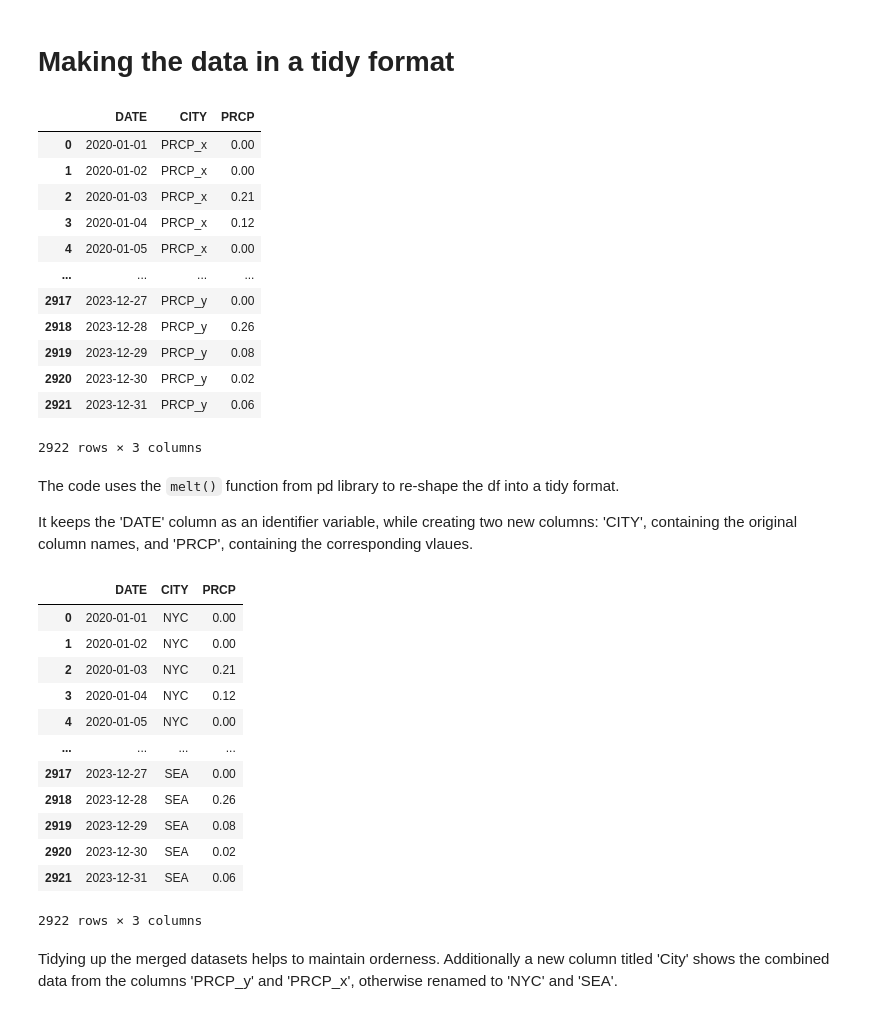
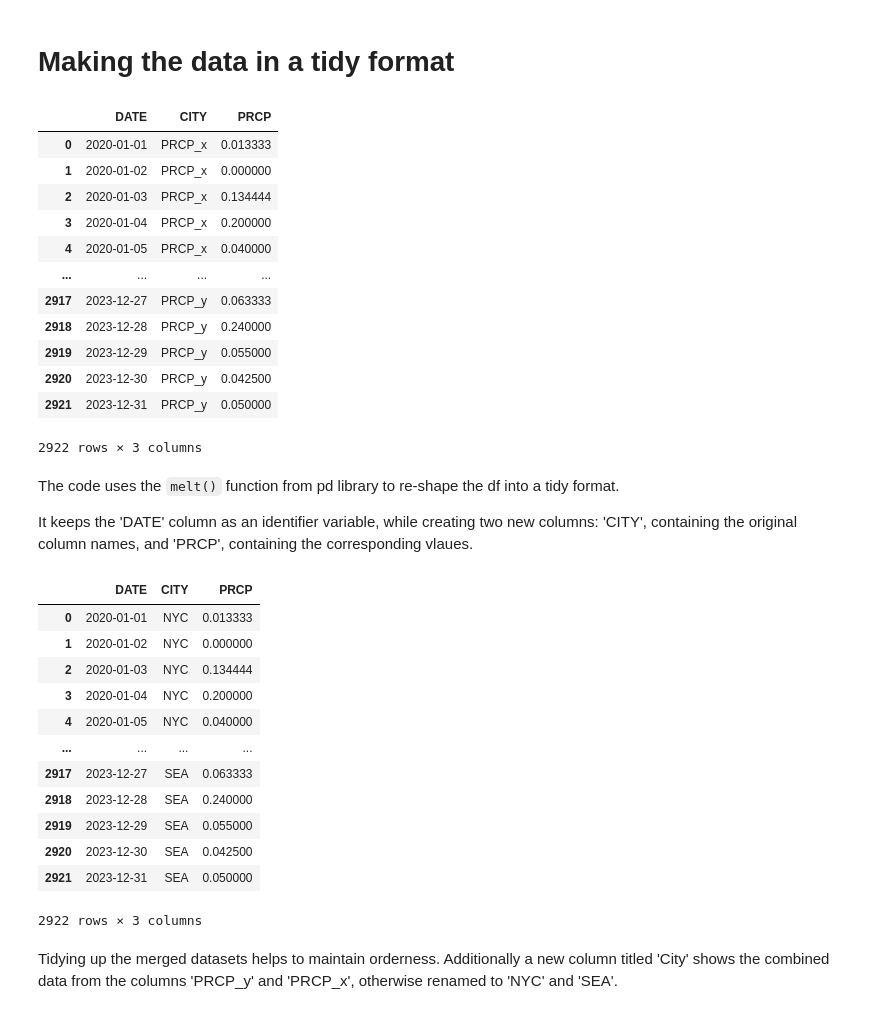
Before and after one commit to laurlouie/Seattle-Weather, a Jupyter notebook: DataPreparation.ipynb, the cells around one changed output. Saved outputs shown, nothing was run; the diff lists cells and outputs as text; code cells hidden in the pictures.

```diff
--- a/DataPreparation.ipynb
+++ b/DataPreparation.ipynb
@@ -176,7 +178,7 @@ By changing the "DATE" column of the datasets to a "date/time" datatype, it accu
 # %%
 # dropping the columns we are not interested in.
 # the project is only interested in looking at the precipitation, locations, and dates.
-bad_columns = ["ELEVATION", "DAPR", "MDPR", "SNOW", "SNWD", "DASF", "MDSF"]
+bad_columns = ["LATITUDE", "LONGITUDE", "ELEVATION", "DAPR", "MDPR", "SNOW", "SNWD", "DASF", "MDSF"]
 
 df_seattle = df_seattle.drop(columns = bad_columns)
 df_ny = df_ny.drop(columns = bad_columns)
@@ -275,0 +282,4 @@ The codes show the merge between the Seattle and New York City datasets using th
+# %%
+# Find the average of all stations for each day
+df_seattle_avg = df_seattle.groupby(by= "DATE", as_index=False)["PRCP"].mean()
+df_nyc_avg = df_ny.groupby(by= "DATE", as_index=False)["PRCP"].mean()
@@ -275,0 +314,3 @@ The codes show the merge between the Seattle and New York City datasets using th
+# %%
+df_nyc = df_nyc_avg.drop_duplicates(subset="DATE")
+df_seattle = df_seattle_avg.drop_duplicates(subset="DATE")
@@ -276,25 +339,28 @@ The codes show the merge between the Seattle and New York City datasets using th
+# %%
+# Merging left with NYC on the left.
+new_df = df_nyc_avg.merge(df_seattle, on="DATE", how="left")
 # %% [markdown]
 # Making the data in a tidy format
 # %%
-df_tidydata = pd.melt(df,
+df_tidydata = pd.melt(new_df,
                   id_vars = 'DATE',
                   var_name = 'CITY',
                   value_name = 'PRCP')
 
 df_tidydata
 # %% [output]
 |  | DATE | CITY | PRCP |
-| 0 | 2020-01-01 | PRCP_x | 0.00 |
-| 1 | 2020-01-02 | PRCP_x | 0.00 |
-| 2 | 2020-01-03 | PRCP_x | 0.21 |
-| 3 | 2020-01-04 | PRCP_x | 0.12 |
-| 4 | 2020-01-05 | PRCP_x | 0.00 |
+| 0 | 2020-01-01 | PRCP_x | 0.013333 |
+| 1 | 2020-01-02 | PRCP_x | 0.000000 |
+| 2 | 2020-01-03 | PRCP_x | 0.134444 |
+| 3 | 2020-01-04 | PRCP_x | 0.200000 |
+| 4 | 2020-01-05 | PRCP_x | 0.040000 |
 | ... | ... | ... | ... |
-| 2917 | 2023-12-27 | PRCP_y | 0.00 |
-| 2918 | 2023-12-28 | PRCP_y | 0.26 |
-| 2919 | 2023-12-29 | PRCP_y | 0.08 |
-| 2920 | 2023-12-30 | PRCP_y | 0.02 |
-| 2921 | 2023-12-31 | PRCP_y | 0.06 |
+| 2917 | 2023-12-27 | PRCP_y | 0.063333 |
+| 2918 | 2023-12-28 | PRCP_y | 0.240000 |
+| 2919 | 2023-12-29 | PRCP_y | 0.055000 |
+| 2920 | 2023-12-30 | PRCP_y | 0.042500 |
+| 2921 | 2023-12-31 | PRCP_y | 0.050000 |
 2922 rows × 3 columns
 # %% [markdown]
 The code uses the `melt()` function from pd library to re-shape the df into a tidy format.
@@ -308,17 +374,17 @@ df_tidydata.loc[df_tidydata['CITY']=='PRCP_y', 'CITY'] = 'SEA'
 df_tidydata
 # %% [output]
 |  | DATE | CITY | PRCP |
-| 0 | 2020-01-01 | NYC | 0.00 |
-| 1 | 2020-01-02 | NYC | 0.00 |
-| 2 | 2020-01-03 | NYC | 0.21 |
-| 3 | 2020-01-04 | NYC | 0.12 |
-| 4 | 2020-01-05 | NYC | 0.00 |
+| 0 | 2020-01-01 | NYC | 0.013333 |
+| 1 | 2020-01-02 | NYC | 0.000000 |
+| 2 | 2020-01-03 | NYC | 0.134444 |
+| 3 | 2020-01-04 | NYC | 0.200000 |
+| 4 | 2020-01-05 | NYC | 0.040000 |
 | ... | ... | ... | ... |
-| 2917 | 2023-12-27 | SEA | 0.00 |
-| 2918 | 2023-12-28 | SEA | 0.26 |
-| 2919 | 2023-12-29 | SEA | 0.08 |
-| 2920 | 2023-12-30 | SEA | 0.02 |
-| 2921 | 2023-12-31 | SEA | 0.06 |
+| 2917 | 2023-12-27 | SEA | 0.063333 |
+| 2918 | 2023-12-28 | SEA | 0.240000 |
+| 2919 | 2023-12-29 | SEA | 0.055000 |
+| 2920 | 2023-12-30 | SEA | 0.042500 |
+| 2921 | 2023-12-31 | SEA | 0.050000 |
 2922 rows × 3 columns
 # %% [markdown]
 Tidying up the merged datasets helps to maintain orderness. Additionally a new column titled 'City' shows the combined data from the columns 'PRCP_y' and 'PRCP_x', otherwise renamed to 'NYC' and 'SEA'.
```
Also changed, not shown: parts of 15 cells of this notebook.
